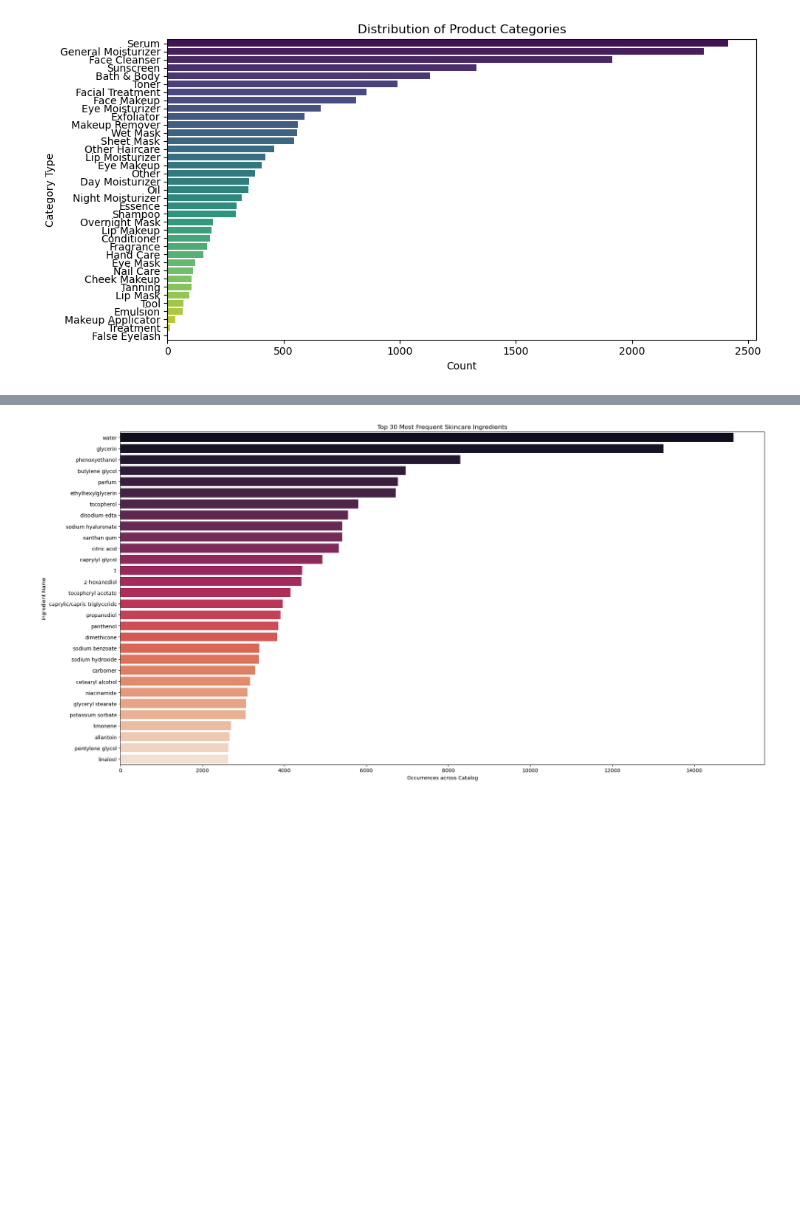
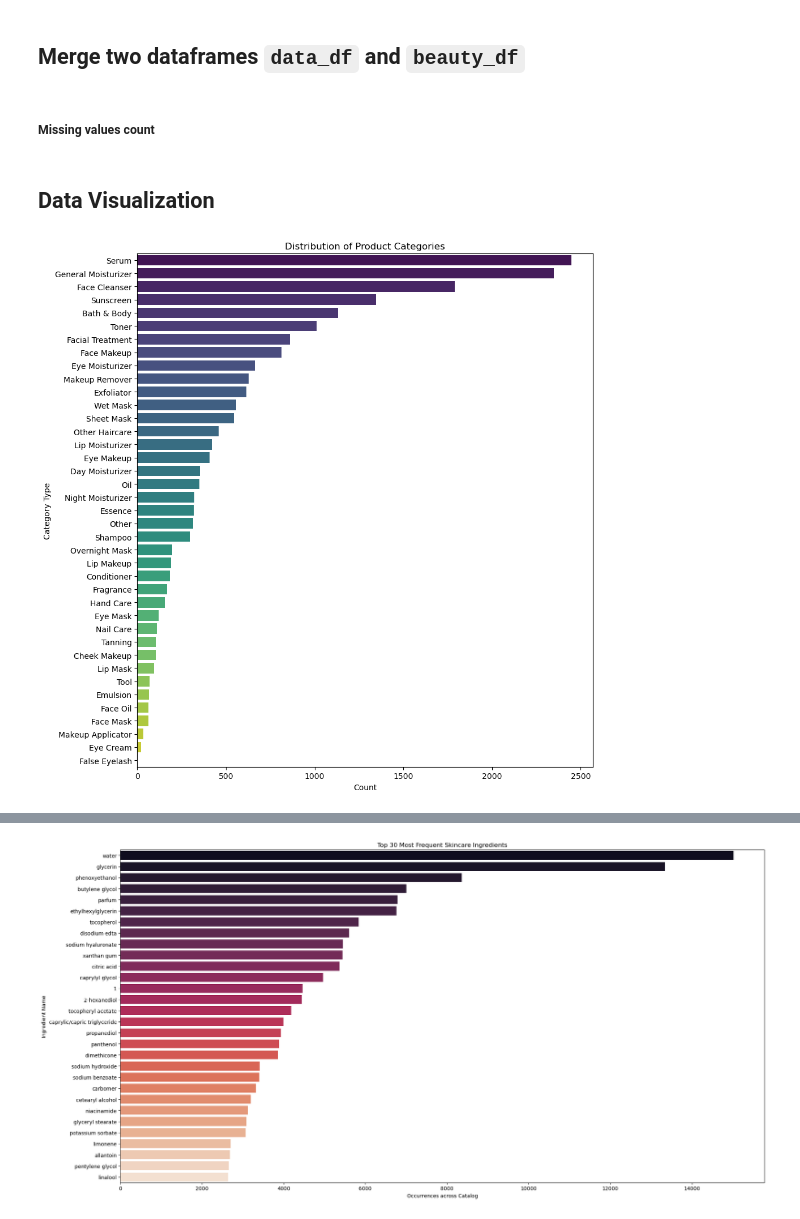
Before and after one commit to nency26/SkinGuide-AI, a Jupyter notebook: Notebooks/EDA.ipynb, the cells around one changed output, grey strips where cells are left out. Saved outputs shown, nothing was run; the diff lists cells and outputs as text; code cells hidden in the pictures; blank space fills up the shorter version.

Commit message:
Data preparation and EDA done

```diff
--- a/Notebooks/EDA.ipynb
+++ b/Notebooks/EDA.ipynb
@@ -45,7 +180,7 @@ dtype: int64
 # %%
 print("-------Drop missing values by column 'ingridients'--------")
-print(f"Shape of dataset (Before) :{df.shape}")
-df.dropna(subset=['ingridients'], inplace=True)
-print(f"Shape of dataset (After) :{df.shape}")
+print(f"Shape of dataset (Before) :{data_df.shape}")
+data_df.dropna(subset=['ingridients'], inplace=True)
+print(f"Shape of dataset (After) :{data_df.shape}")
 # %% [output]
 -------Drop missing values by column 'ingridients'--------
@@ -53,0 +191,2 @@ Shape of dataset (After) :(19567, 6)
+# %%
+data_df.loc[data_df['type'].isnull(), 'type'] = data_df.loc[data_df['type'].isnull(), 'name'].apply(infer_type)
@@ -53,0 +195,21 @@ Shape of dataset (After) :(19567, 6)
+# %%
+countries = {
+    'Anna Sui': 'United States', 'Esfolio': 'South Korea', 'Elizabeth Arden': 'United States', 'Mielle Organics': 'United States', 'StriVectin': 'United States', 'Yves Saint Laurent': 'France', 'Avon Products': 'United States', 'SCINIC': 'South Korea', 'Farm Stay': 'South Korea', 'Equate': 'United States', 'Formula 10.0.6': 'United States', 'Revolution Beauty': 'United Kingdom', 'MoroccanOil': 'Israel', 'Sally Hansen': 'United States', 'Covergirl': 'United States',
+    'Frudia': 'South Korea', 'Vitamins and Sea beauty': 'United States', 'Bath & Body Works': 'United States', 'Beautycounter': 'United States', 'Fenty Beauty': 'United States', 'Tree Hut': 'United States', 'Cantu': 'United States', 'Cremo': 'United States', 'Nu Skin': 'United States', 'Love Beauty and Planet': 'United States', 'J.R. Watkins': 'United States', 'Kylie Skin': 'United States', 'Elizavecca': 'South Korea', 'Jergens Skincare': 'United States', 'Benefit Cosmetics': 'United States',
+    'Bobbi Brown': 'United States', 'Jason Skincare': 'United States', 'Tula Skincare': 'United States', 'Guerlain': 'France', 'The Skin House': 'South Korea', 'Maison Margiela': 'France', 'Skincode': 'Switzerland', 'Marc Jacobs Beauty': 'United States', 'Banana Boat': 'United States', 'Nacific': 'South Korea', 'Dr.G': 'South Korea', 'Aromatica': 'South Korea', 'Huxley': 'South Korea', 'Holy Snails': 'United States', 'IMAGE skincare': 'United States',
+    'P20': 'Denmark', "Palmer's": 'United States', 'Lab Series for Men': 'United States', 'Vanicream': 'United States', "Harry's": 'United States', 'Gold BJJ': 'United States', 'Oui the People': 'United States', 'Whamisa': 'South Korea', 'Laura Mercier': 'United States', 'Odacité Skincare': 'United States', 'Prima': 'United States', 'Kiwi Botanicals': 'New Zealand', 'Lanoline': 'New Zealand', 'NYX Cosmetics': 'United States', 'Wishful': 'United Arab Emirates',
+    'Mary Kay': 'United States', 'heimish': 'South Korea', 'Freck': 'United States', 'BULLDOG': 'United Kingdom', 'so natural': 'South Korea', 'Balance Me': 'United Kingdom', 'Arrow Beauty': 'United States', 'Eminence Organics': 'Hungary', "Old Spice GentleMan's": 'United States', 'BLITHE': 'South Korea', 'BeautyMaker': 'Taiwan', 'The Nue Co': 'United Kingdom', 'MACQUEEN': 'South Korea', 'Lubriderm': 'United States', 'SkinRX Lab': 'South Korea',
+    'Asepxia': 'Mexico', 'ILLIYOON': 'South Korea', 'Gisou': 'Netherlands', 'Rare Beauty': 'United States', 'Biologique Recherche': 'France', 'Ardell': 'United States', 'Dewyer': 'United States', 'Son & Park': 'South Korea', 'hims': 'United States', 'Dermedic': 'Poland', 'Wander Beauty': 'United States', 'Every Man Jack': 'United States', 'Herbivore': 'United States', 'ACO': 'Sweden', 'KLAVUU': 'South Korea',
+    'W3ll People': 'United States', 'Canmake': 'Japan', 'Alpha-H': 'Australia', 'Blume': 'Canada', 'Marc Anthony': 'Canada', 'CLIO': 'South Korea', 'MAËLYS COSMETICS': 'United States', 'basis': 'Germany', 'Cyberderm': 'Canada', 'Hourglass Cosmetics': 'United States', 'beautyblender': 'United States', 'Milani': 'United States', 'Pur Cosmetics': 'United States', 'All Good': 'United States', 'Black Radiance': 'United States',
+    'Geek & Gorgeous': 'Hungary', 'Beauty Without Cruelty': 'United Kingdom', 'Salt by Hendrix': 'Australia', 'rms beauty': 'United States', 'Amlactin': 'United States', 'Earth to Skin': 'United States', 'Andalou Naturals': 'United States', 'Duke Cannon': 'United States', 'Urban Decay': 'United States', 'ThinkSport': 'United States', "Tom's of Maine": 'United States', 'Barr': 'South Korea', 'MooGoo': 'Australia', 'Provence Beauty': 'United States', 'Honeybee Gardens': 'United States',
+    'RiRe': 'South Korea', 'Anastasia Beverly Hills': 'United States', 'Stila Cosmetics': 'United States', 'Huda Beauty': 'United Arab Emirates', 'The Plant Base': 'South Korea', 'human+kind': 'Ireland', 'Terre Mère': 'United States', 'Neighbourhood Botanicals': 'United Kingdom', 'Cell:Monde': 'South Korea', 'S’ABLE Labs': 'United Kingdom', 'Epara': 'United Kingdom', 'Garden of Wisdom': 'United States', 'Rosen Skincare': 'United States', 'babo botanicals': 'United States', 'Glo Skin Beauty': 'United States',
+    "Schmidt's Naturals": 'United States', '100% Pure': 'United States', 'KVD Vegan Beauty': 'United States', 'Zoeva': 'Germany', 'Chasin Rabbits': 'South Korea', 'Briskin': 'South Korea', 'Lord Jones': 'United States', 'PCA Skin': 'United States', 'Shani Darden': 'United States', 'Open Nature': 'United States', 'Becca': 'Australia', 'Stridex': 'United States', 'Vivant skin care': 'United States', 'Vivo Per Lei': 'United States', '3LAB Skincare': 'United States',
+    'Egyptian Magic': 'United States', 'Prosacea': 'United States', 'Yeouth': 'United States', 'Hempz': 'United States', 'Fifth & Root': 'United States', 'Super Facialist': 'United Kingdom', 'Nyakio': 'United States', 'Angel Face Essentials': 'United States', "CJ's Butter": 'United States', 'Base Butter': 'United States', 'Arbonne': 'United States', 'AXIS - Y': 'South Korea', "Dickinson's": 'United States', 'Made From Earth': 'United States', 'iNNBEAUTY PROJECT': 'United States',
+    'Jayjun Cosmetic': 'South Korea', 'Moon Juice': 'United States', 'Laura Geller': 'United States', "Humphrey's": 'United States', 'Monday Muse Skincare': 'United Kingdom', 'Olivarrier': 'South Korea', 'Love From Yours': 'Singapore', 'Evian': 'France', 'Bolden': 'United States', 'Neogold': 'United States', 'Skin Beauty Skincare': 'United States', 'M-61': 'United States', 'Tanologist': 'United Kingdom', 'InstaNatural': 'United States', 'Isle of Paradise': 'United Kingdom',
+    'Then I Met You': 'United States', 'Dr. Lara Devgan': 'United States', 'Laponie of Scandinavia': 'Finland', 'BeautyStat': 'United States', 'Pretty Skin': 'South Korea', 'KYPRIS': 'United States', 'Golde': 'United States', 'Noble Formula': 'United States', 'Loli Beauty': 'United States', 'FOREO': 'Sweden', 'Ode to Self Skincare': 'United States', 'Elastalift': 'United States', 'lilah b.': 'United States', 'Dr. Different': 'South Korea', 'Oneskin': 'United States',
+    "Dr. Roebuck's": 'Australia', 'Lancer Skincare': 'United States', 'INC.redible': 'United Kingdom', 'Skin Republic': 'South Africa', 'Necessaire': 'United States', 'Standard beauty': 'South Africa', 'U beauty': 'United States', 'Skinmade': 'Germany', 'Bio-Oil': 'South Africa', 'PMD Beauty': 'United States', 'Always Be Pure': 'South Korea', 'EVENPRIME': 'United States', 'reviv serums': 'United States', 'Topicals': 'United States', 'SkinKick': 'United States',
+    'Hyper Skin': 'United States'
+}
+
+data_df.loc[data_df['country'].isnull(), 'country'] = data_df.loc[data_df['country'].isnull(), 'brand'].map(countries)
+data_df.isnull().sum()
@@ -53,0 +224,6 @@ Shape of dataset (After) :(19567, 6)
+# %% [markdown]
+## Merge two dataframes `data_df` and `beauty_df`
+# %%
+df = pd.concat([data_df, beauty_df], ignore_index=True)
+# %% [markdown]
+##### Missing values count
@@ -54,14 +233,16 @@ Shape of dataset (After) :(19567, 6)
+# %% [markdown]
+## Data Visualization
 # %%
-plt.figure(figsize=(10, 5))
+plt.figure(figsize=(10, 10))
 type_counts = df['type'].value_counts()
 sns.barplot(x=type_counts.values, y=type_counts.index, hue=type_counts.index, palette="viridis", legend=False)
 plt.title("Distribution of Product Categories")
 plt.xlabel("Count")
 plt.ylabel("Category Type")
 plt.tight_layout()
 plt.show()
 # %% [output]
-[figure, old version]
+[figure, new version]
 # %%
 plt.figure(figsize=(10, 5))
 country_counts = df['country'].value_counts().head(10)
```
Also changed, not shown: parts of 28 cells of this notebook, 1 other file.
